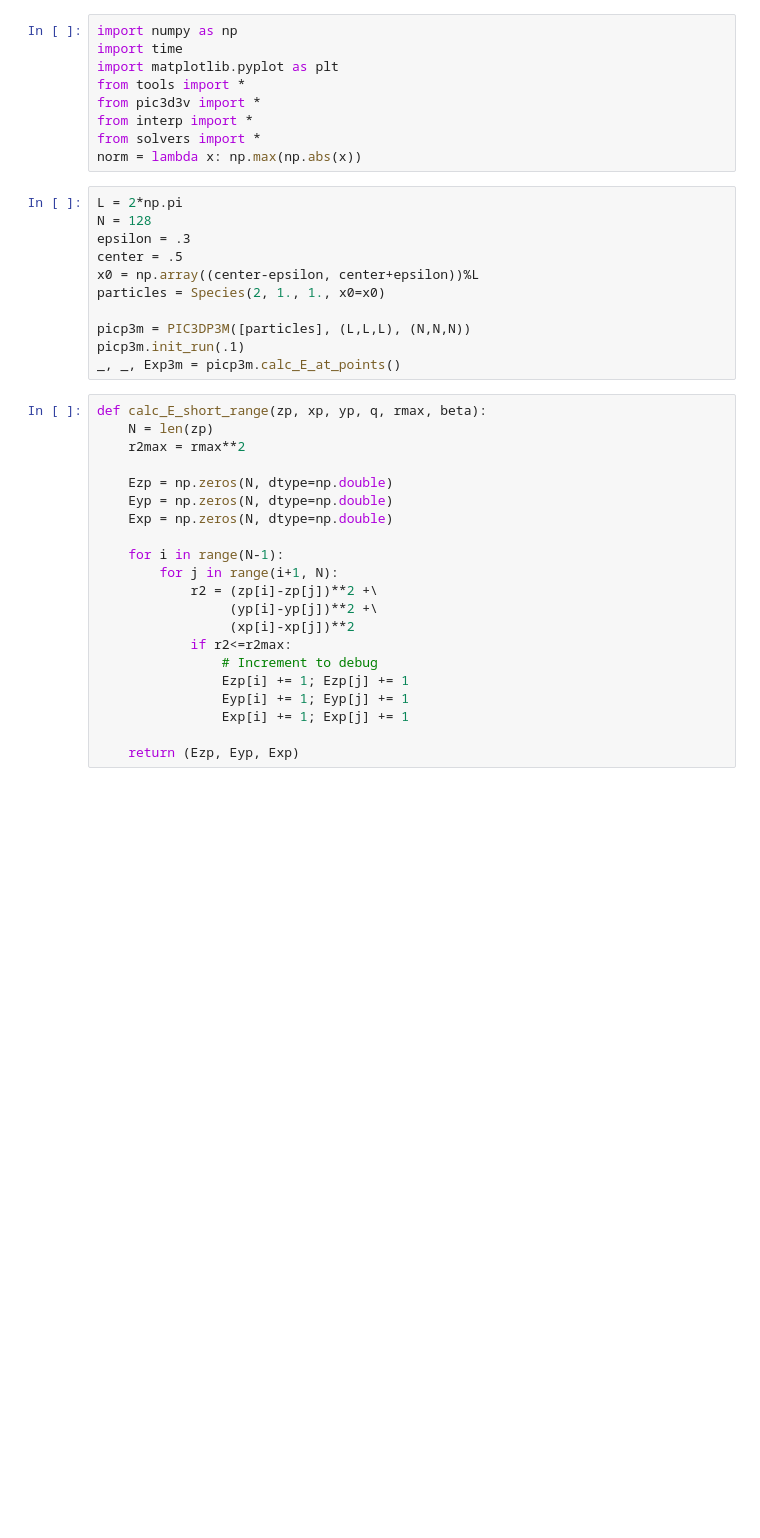
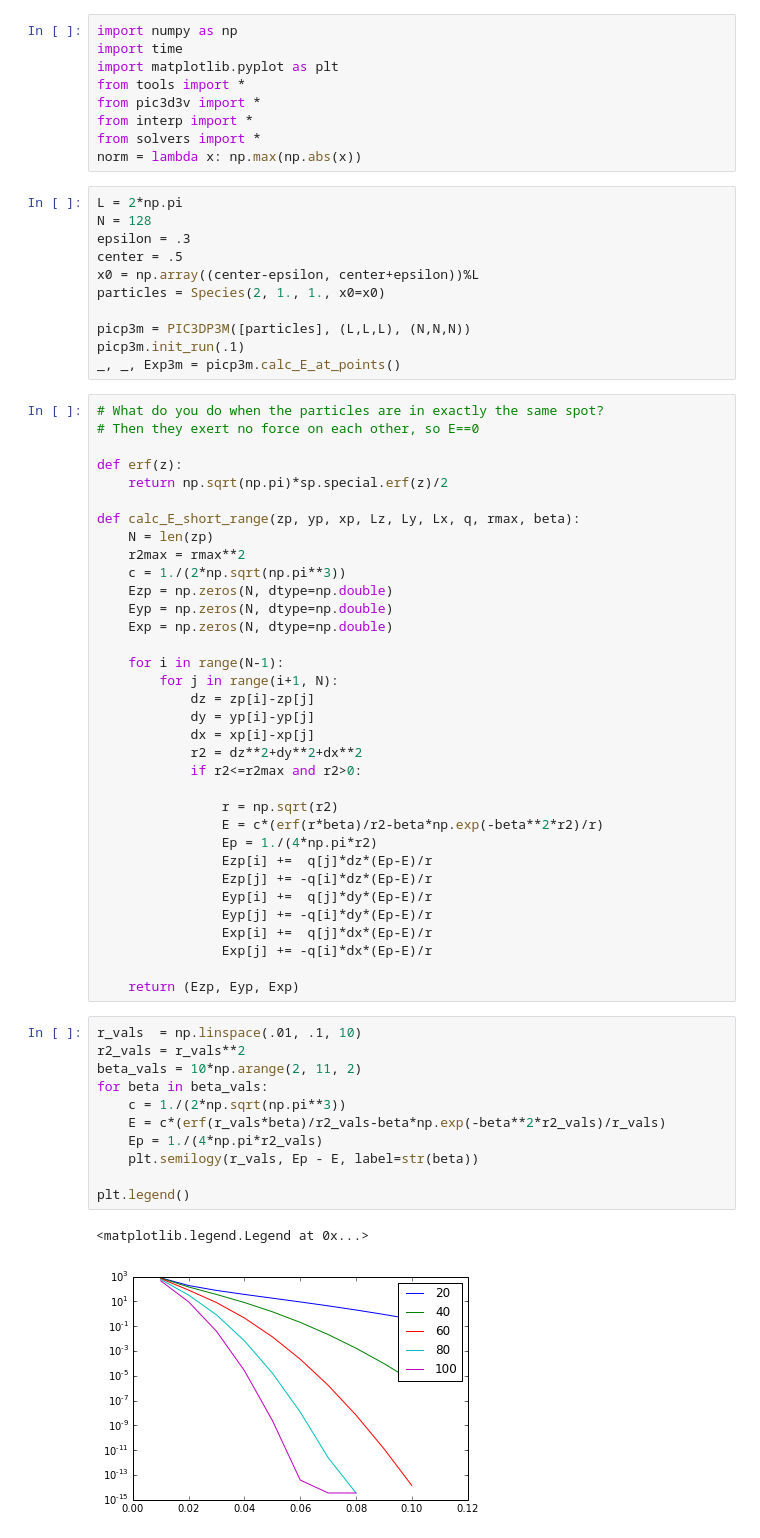
Before and after one commit to dreamer2368/py3d3v, a Jupyter notebook: py3d3v/short-range.ipynb, the cells around one changed output. Saved outputs shown, nothing was run; the diff lists cells and outputs as text; blank space fills up the shorter version.

Commit message:
Basic short range calc function

```diff
--- a/py3d3v/short-range.ipynb
+++ b/py3d3v/short-range.ipynb
@@ -25,23 +25,50 @@ picp3m = PIC3DP3M([particles], (L,L,L), (N,N,N))
 picp3m.init_run(.1)
 _, _, Exp3m = picp3m.calc_E_at_points()
 # %%
-def calc_E_short_range(zp, xp, yp, q, rmax, beta):
+# What do you do when the particles are in exactly the same spot?
+# Then they exert no force on each other, so E==0
+
+def erf(z):
+    return np.sqrt(np.pi)*sp.special.erf(z)/2
+
+def calc_E_short_range(zp, yp, xp, Lz, Ly, Lx, q, rmax, beta):
     N = len(zp)
     r2max = rmax**2
-
+    c = 1./(2*np.sqrt(np.pi**3))
     Ezp = np.zeros(N, dtype=np.double)
     Eyp = np.zeros(N, dtype=np.double)
     Exp = np.zeros(N, dtype=np.double)
 
     for i in range(N-1):
         for j in range(i+1, N):
-            r2 = (zp[i]-zp[j])**2 +\
-                 (yp[i]-yp[j])**2 +\
-                 (xp[i]-xp[j])**2
-            if r2<=r2max:
-                # Increment to debug
-                Ezp[i] += 1; Ezp[j] += 1
-                Eyp[i] += 1; Eyp[j] += 1
-                Exp[i] += 1; Exp[j] += 1
+            dz = zp[i]-zp[j]
+            dy = yp[i]-yp[j]
+            dx = xp[i]-xp[j]
+            r2 = dz**2+dy**2+dx**2
+            if r2<=r2max and r2>0:
+
+                r = np.sqrt(r2)
+                E = c*(erf(r*beta)/r2-beta*np.exp(-beta**2*r2)/r)
+                Ep = 1./(4*np.pi*r2)
+                Ezp[i] +=  q[j]*dz*(Ep-E)/r
+                Ezp[j] += -q[i]*dz*(Ep-E)/r
+                Eyp[i] +=  q[j]*dy*(Ep-E)/r
+                Eyp[j] += -q[i]*dy*(Ep-E)/r
+                Exp[i] +=  q[j]*dx*(Ep-E)/r
+                Exp[j] += -q[i]*dx*(Ep-E)/r
 
     return (Ezp, Eyp, Exp)
+# %%
+r_vals  = np.linspace(.01, .1, 10)
+r2_vals = r_vals**2
+beta_vals = 10*np.arange(2, 11, 2)
+for beta in beta_vals:
+    c = 1./(2*np.sqrt(np.pi**3))
+    E = c*(erf(r_vals*beta)/r2_vals-beta*np.exp(-beta**2*r2_vals)/r_vals)
+    Ep = 1./(4*np.pi*r2_vals)
+    plt.semilogy(r_vals, Ep - E, label=str(beta))
+
+plt.legend()
+# %% [output]
+<matplotlib.legend.Legend at 0x...>
+[figure, added]
```
Also changed, not shown: parts of 3 cells of this notebook, 3 other files.
